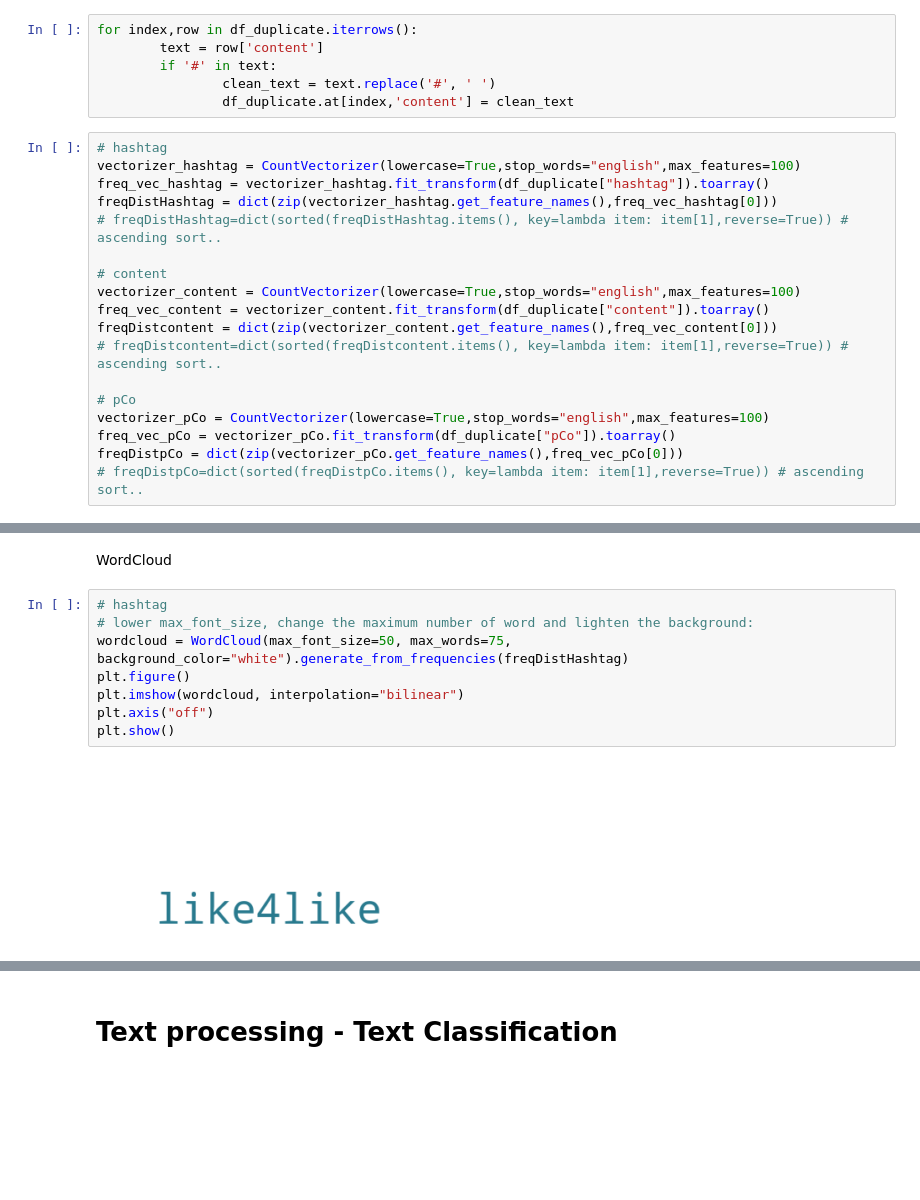
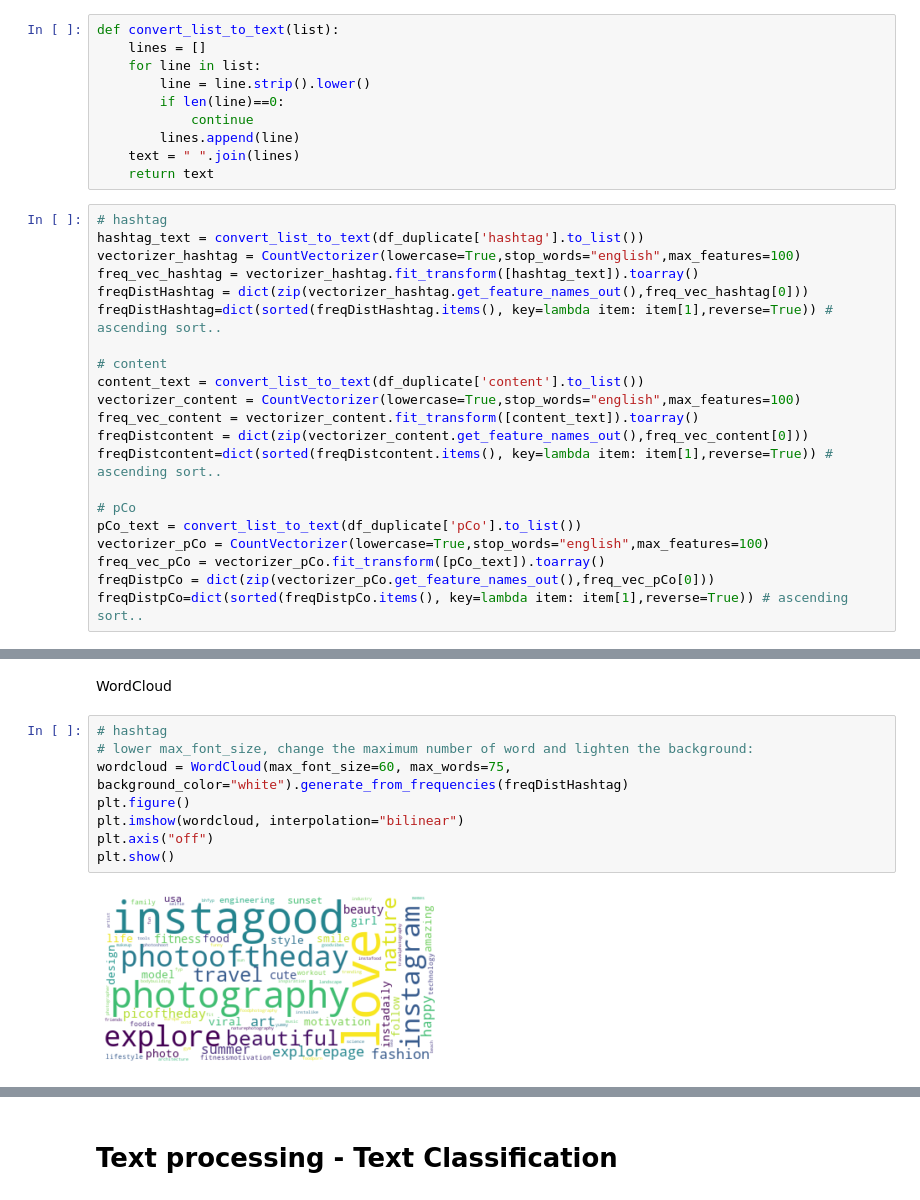
Before and after one commit to OrenPin/Instagram-Prediction---Data-Analysis, a Jupyter notebook: PostAnalysis.ipynb, the cells around one changed output, grey strips where cells are left out. Drawn from its saved outputs; the diff is of its cells as text; blank space fills up the shorter version.

```diff
--- a/PostAnalysis.ipynb
+++ b/PostAnalysis.ipynb
@@ -352,24 +366,31 @@ for index,row in df_duplicate.iterrows():
-# %%
-for index,row in df_duplicate.iterrows():
-        text = row['content']
-        if '#' in text:
-                clean_text = text.replace('#', ' ')
-                df_duplicate.at[index,'content'] = clean_text
+# %%
+def convert_list_to_text(list):
+    lines = []
+    for line in list:
+        line = line.strip().lower()
+        if len(line)==0:
+            continue
+        lines.append(line)
+    text = " ".join(lines)
+    return text
 # %%
 # hashtag
+hashtag_text = convert_list_to_text(df_duplicate['hashtag'].to_list())
 vectorizer_hashtag = CountVectorizer(lowercase=True,stop_words="english",max_features=100)
-freq_vec_hashtag = vectorizer_hashtag.fit_transform(df_duplicate["hashtag"]).toarray()
-freqDistHashtag = dict(zip(vectorizer_hashtag.get_feature_names(),freq_vec_hashtag[0]))
-# freqDistHashtag=dict(sorted(freqDistHashtag.items(), key=lambda item: item[1],reverse=True)) # ascending sort..
+freq_vec_hashtag = vectorizer_hashtag.fit_transform([hashtag_text]).toarray()
+freqDistHashtag = dict(zip(vectorizer_hashtag.get_feature_names_out(),freq_vec_hashtag[0]))
+freqDistHashtag=dict(sorted(freqDistHashtag.items(), key=lambda item: item[1],reverse=True)) # ascending sort..
 
 # content
+content_text = convert_list_to_text(df_duplicate['content'].to_list())
 vectorizer_content = CountVectorizer(lowercase=True,stop_words="english",max_features=100)
-freq_vec_content = vectorizer_content.fit_transform(df_duplicate["content"]).toarray()
-freqDistcontent = dict(zip(vectorizer_content.get_feature_names(),freq_vec_content[0]))
-# freqDistcontent=dict(sorted(freqDistcontent.items(), key=lambda item: item[1],reverse=True)) # ascending sort..
+freq_vec_content = vectorizer_content.fit_transform([content_text]).toarray()
+freqDistcontent = dict(zip(vectorizer_content.get_feature_names_out(),freq_vec_content[0]))
+freqDistcontent=dict(sorted(freqDistcontent.items(), key=lambda item: item[1],reverse=True)) # ascending sort..
 
 # pCo
+pCo_text = convert_list_to_text(df_duplicate['pCo'].to_list())
 vectorizer_pCo = CountVectorizer(lowercase=True,stop_words="english",max_features=100)
-freq_vec_pCo = vectorizer_pCo.fit_transform(df_duplicate["pCo"]).toarray()
-freqDistpCo = dict(zip(vectorizer_pCo.get_feature_names(),freq_vec_pCo[0]))
-# freqDistpCo=dict(sorted(freqDistpCo.items(), key=lambda item: item[1],reverse=True)) # ascending sort..
+freq_vec_pCo = vectorizer_pCo.fit_transform([pCo_text]).toarray()
+freqDistpCo = dict(zip(vectorizer_pCo.get_feature_names_out(),freq_vec_pCo[0]))
+freqDistpCo=dict(sorted(freqDistpCo.items(), key=lambda item: item[1],reverse=True)) # ascending sort..
@@ -464,13 +425,13 @@ WordCloud
 # %%
 # hashtag
 # lower max_font_size, change the maximum number of word and lighten the background:
-wordcloud = WordCloud(max_font_size=50, max_words=75, background_color="white").generate_from_frequencies(freqDistHashtag)
+wordcloud = WordCloud(max_font_size=60, max_words=75, background_color="white").generate_from_frequencies(freqDistHashtag)
 plt.figure()
 plt.imshow(wordcloud, interpolation="bilinear")
 plt.axis("off")
 plt.show()
 # %% [output]
-[figure, old version]
+[figure, new version]
 # %%
 # content
 # lower max_font_size, change the maximum number of word and lighten the background:
```
Also changed, not shown: parts of 54 cells of this notebook.
